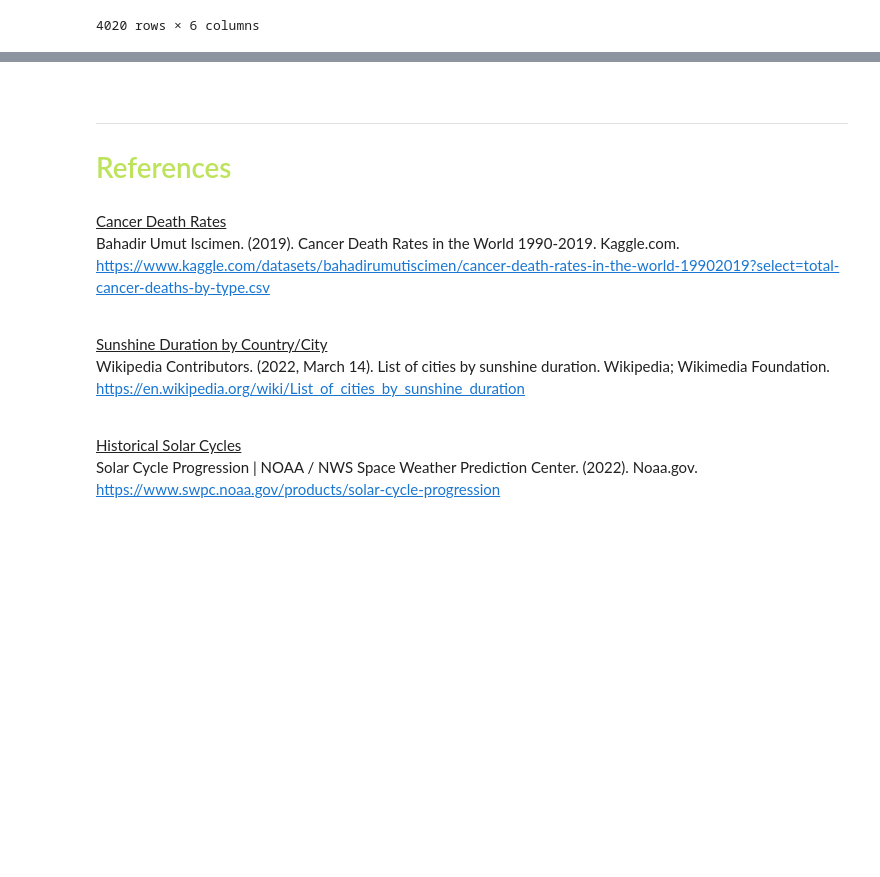
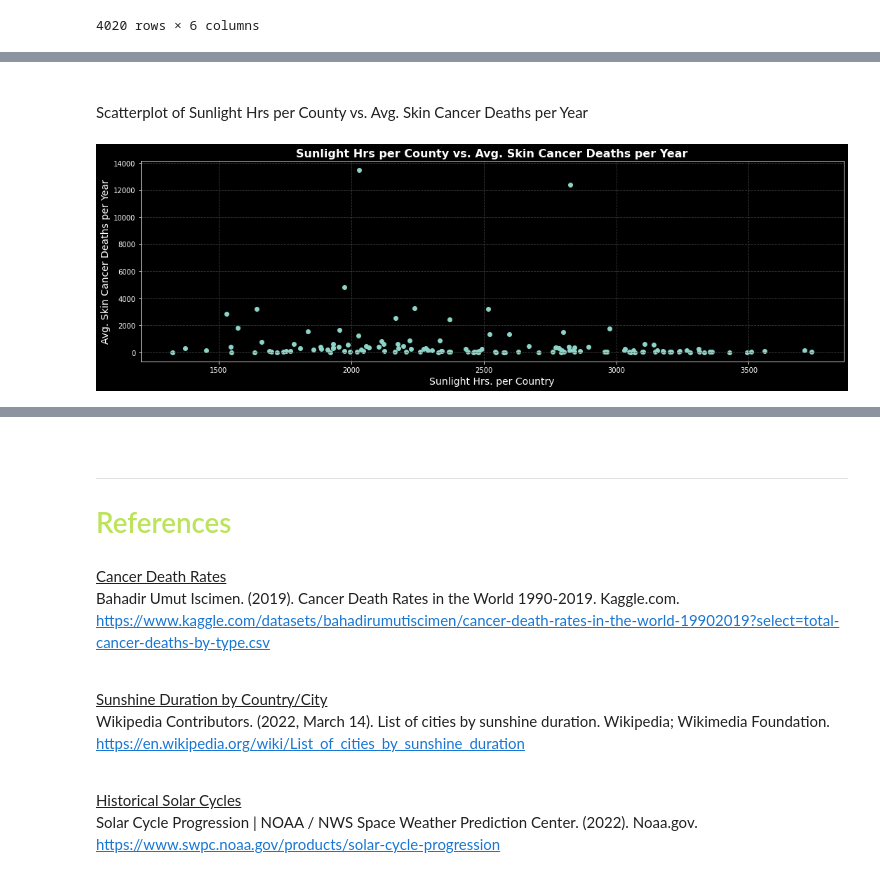
Before and after one commit to Hakuna-Patata/BU_MSDS_PTW, a Jupyter notebook: DSC 540 - Data Preparation/Project.ipynb, the cells around one changed output, grey strips where cells are left out. Drawn from its saved outputs; the diff is of its cells as text; code cells hidden in the pictures; blank space fills up the shorter version.

```diff
--- a/DSC 540 - Data Preparation/Project.ipynb
+++ b/DSC 540 - Data Preparation/Project.ipynb
@@ -839,0 +856,20 @@ final_df
+# %% [markdown]
+<br>
+
+Scatterplot of Sunlight Hrs per County vs. Avg. Skin Cancer Deaths per Year
+# %%
+plot_data1 = final_df[['COUNTRY_ENTITY','AVG_SUNLIGHT_HRS_IN_YEAR']].groupby('COUNTRY_ENTITY').max()
+
+plot_data2 = final_df[['COUNTRY_ENTITY','SKIN_CANCER_DEATHS']].groupby('COUNTRY_ENTITY').mean()
+
+plot_data = plot_data1.merge(plot_data2, how='inner', left_index=True, right_index=True)
+
+plt.figure(figsize=(15, 5))
+
+plt.scatter(x=plot_data['AVG_SUNLIGHT_HRS_IN_YEAR'],y=plot_data['SKIN_CANCER_DEATHS'])
+plt.xlabel('Sunlight Hrs. per Country')
+plt.ylabel('Avg. Skin Cancer Deaths per Year')
+plt.title('Sunlight Hrs per County vs. Avg. Skin Cancer Deaths per Year')
+plt.show()
+# %% [output]
+[figure, added]
```
Also changed, not shown: parts of 10 cells of this notebook, 1 other file.
